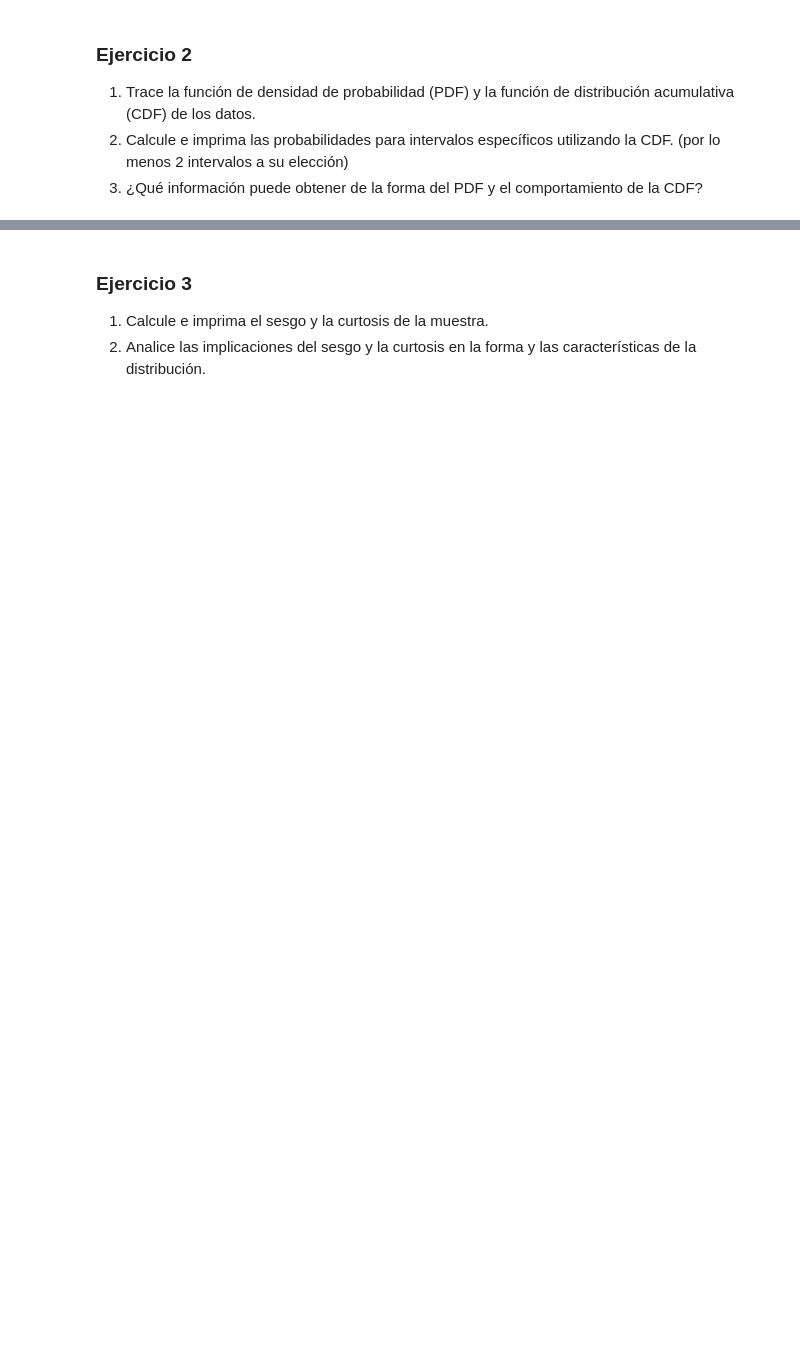
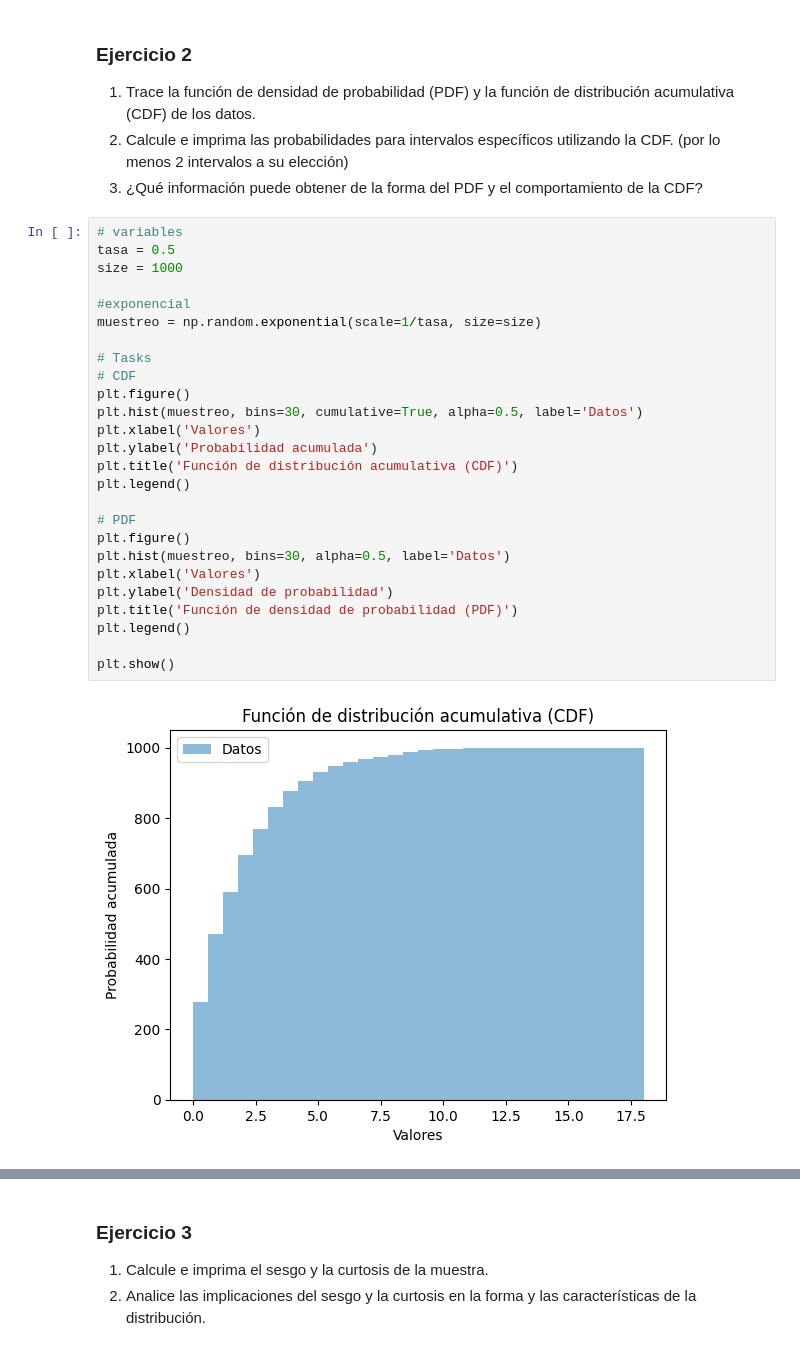
Before and after one commit to MaJu502/lab01_ModSim, a Jupyter notebook: lab1.ipynb, the cells around one changed output, grey strips where cells are left out. Saved outputs shown, nothing was run; the diff lists cells and outputs as text; blank space fills up the shorter version.

```diff
--- a/lab1.ipynb
+++ b/lab1.ipynb
@@ -44,3 +46,31 @@ La asimetria de la muestra es de: 0.03492596647783496
 1. Trace la función de densidad de probabilidad (PDF) y la función de distribución acumulativa (CDF) de los datos.
 2. Calcule e imprima las probabilidades para intervalos específicos utilizando la CDF. (por lo menos 2 intervalos a su elección)
 3. ¿Qué información puede obtener de la forma del PDF y el comportamiento de la CDF?
+# %%
+# variables
+tasa = 0.5
+size = 1000
+
+#exponencial
+muestreo = np.random.exponential(scale=1/tasa, size=size)
+
+# Tasks
+# CDF
+plt.figure()
+plt.hist(muestreo, bins=30, cumulative=True, alpha=0.5, label='Datos')
+plt.xlabel('Valores')
+plt.ylabel('Probabilidad acumulada')
+plt.title('Función de distribución acumulativa (CDF)')
+plt.legend()
+
+# PDF
+plt.figure()
+plt.hist(muestreo, bins=30, alpha=0.5, label='Datos')
+plt.xlabel('Valores')
+plt.ylabel('Densidad de probabilidad')
+plt.title('Función de densidad de probabilidad (PDF)')
+plt.legend()
+
+plt.show()
+# %% [output]
+[figure, added]
```
Also changed, not shown: parts of 8 cells of this notebook.
